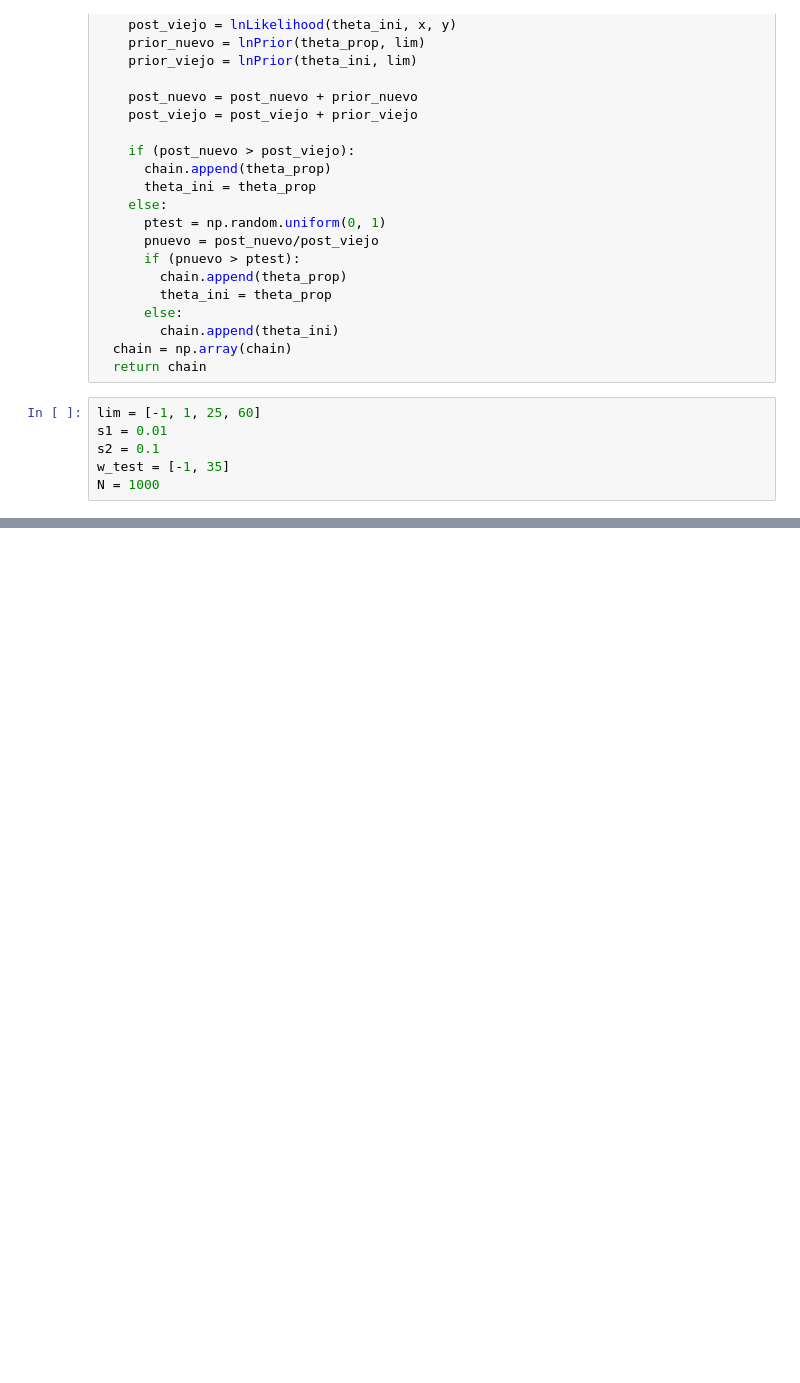
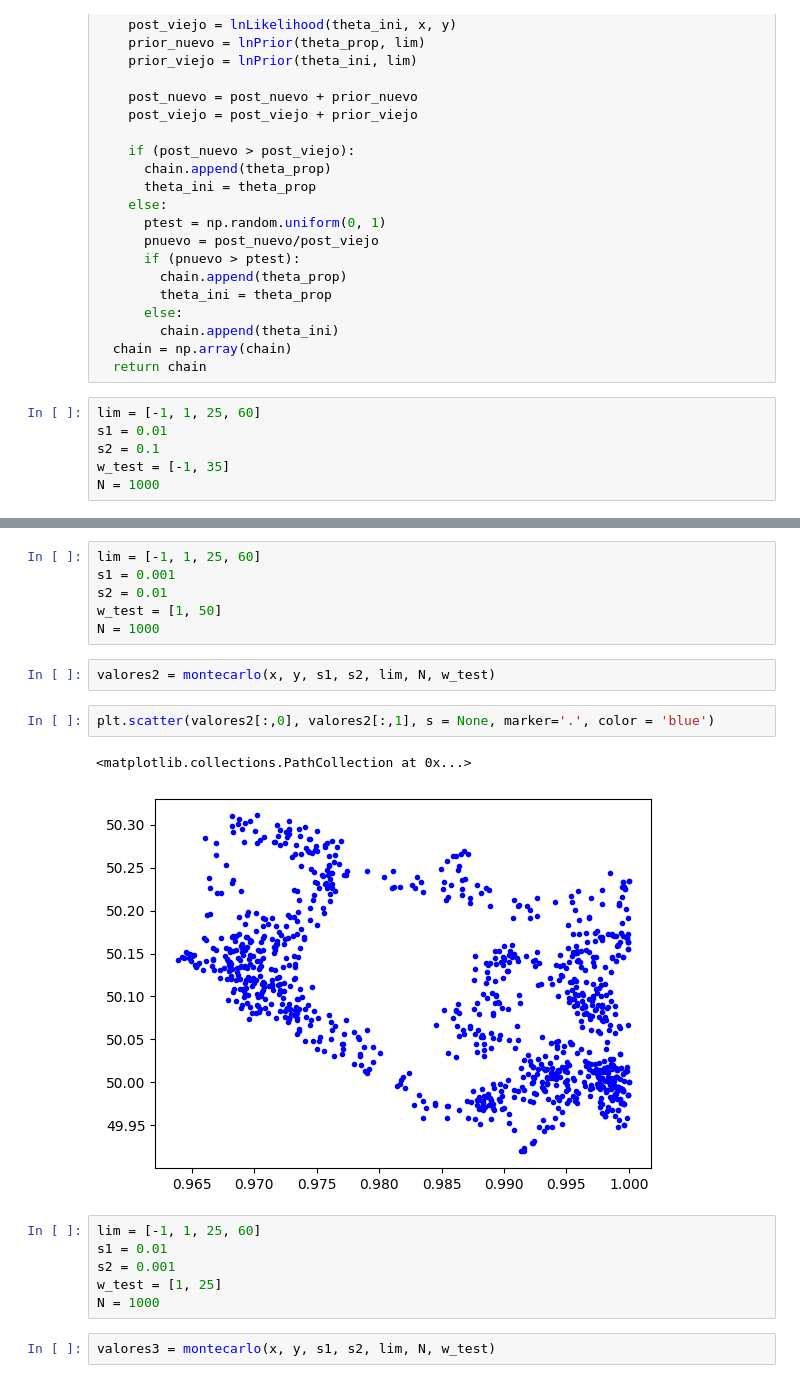
Before and after one commit to DCI-alxogm/ml2023-BlackPuma075, a Jupyter notebook: Sep29_30/Monte_Carlo_Markov_Chain.ipynb, the cells around one changed output, grey strips where cells are left out. Drawn from its saved outputs; the diff is of its cells as text; blank space fills up the shorter version.

```diff
--- a/Sep29_30/Monte_Carlo_Markov_Chain.ipynb
+++ b/Sep29_30/Monte_Carlo_Markov_Chain.ipynb
@@ -120,0 +117,21 @@ plt.scatter(valores[:,0], valores[:,1], s = None, marker='.', color = 'green')
+# %%
+lim = [-1, 1, 25, 60]
+s1 = 0.001
+s2 = 0.01
+w_test = [1, 50]
+N = 1000
+# %%
+valores2 = montecarlo(x, y, s1, s2, lim, N, w_test)
+# %%
+plt.scatter(valores2[:,0], valores2[:,1], s = None, marker='.', color = 'blue')
+# %% [output]
+<matplotlib.collections.PathCollection at 0x...>
+[figure, added]
+# %%
+lim = [-1, 1, 25, 60]
+s1 = 0.01
+s2 = 0.001
+w_test = [1, 25]
+N = 1000
+# %%
+valores3 = montecarlo(x, y, s1, s2, lim, N, w_test)
```
Also changed, not shown: parts of 25 cells of this notebook.
